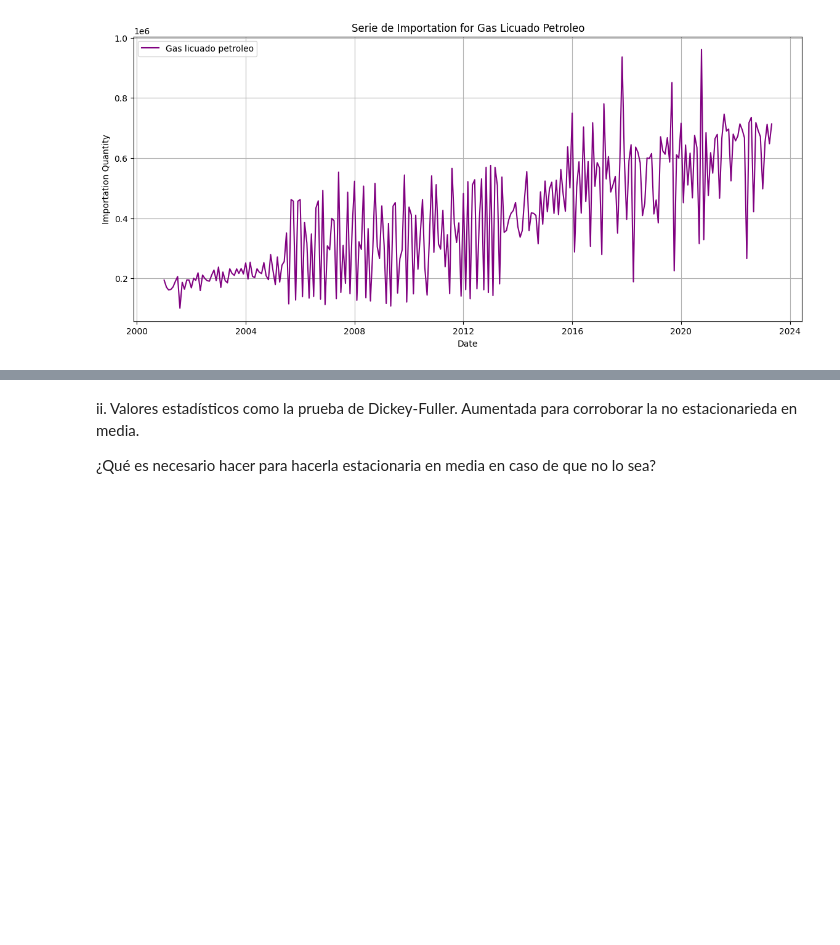
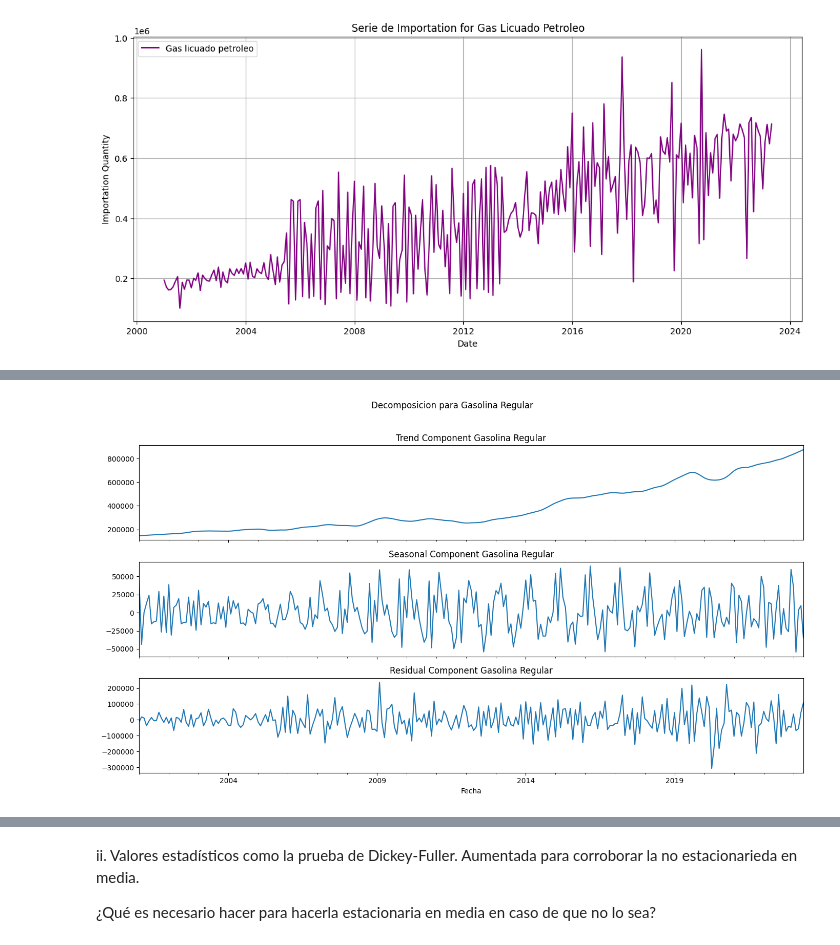
Before and after one commit to CrisLayB/DataScience_Lab02, a Jupyter notebook: ConsumoGasolina.ipynb, the cells around one changed output, grey strips where cells are left out. Cells and saved outputs as stored; diff of their text form; code cells hidden in the pictures; blank space fills up the shorter version.

Commit message:
decomposiciones

```diff
--- a/ConsumoGasolina.ipynb
+++ b/ConsumoGasolina.ipynb
@@ -130,0 +148,16 @@ plt.show()
+# %%
+#Gasolina regular
+gasolina_regular_series = df_import.set_index('Fecha')['Gasolina regular']
+
+stl_gasolina_regular = STL(gasolina_regular_series, seasonal=13)
+result_gasolina_regular = stl_gasolina_regular.fit()
+
+fig, (ax1, ax2, ax3) = plt.subplots(3, figsize=(14, 8), sharex=True)
+result_gasolina_regular.trend.plot(ax=ax1, title='Trend Component Gasolina Regular')
+result_gasolina_regular.seasonal.plot(ax=ax2, title='Seasonal Component Gasolina Regular')
+result_gasolina_regular.resid.plot(ax=ax3, title='Residual Component Gasolina Regular')
+plt.suptitle('Decomposicion para Gasolina Regular')
+plt.tight_layout(rect=[0, 0, 1, 0.96])
+plt.show()
+# %% [output]
+[figure, added]
```
Also changed, not shown: parts of 3 cells of this notebook.
